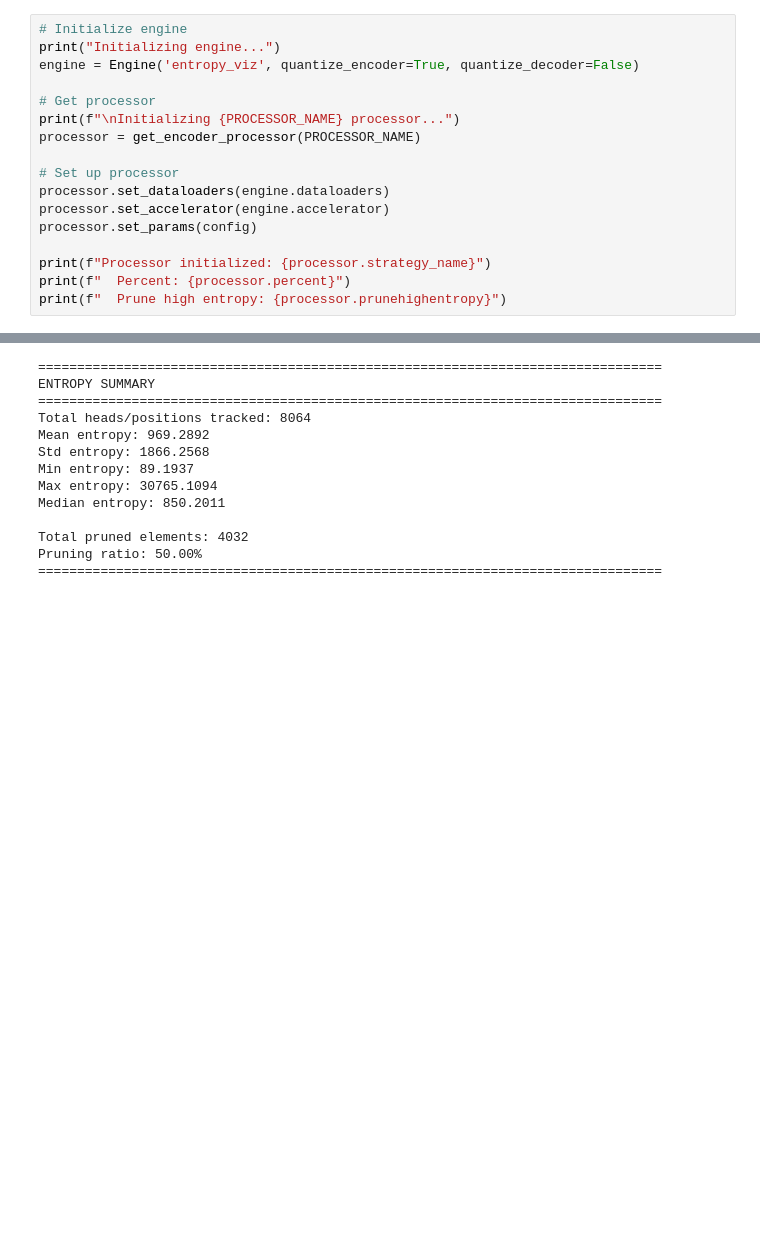
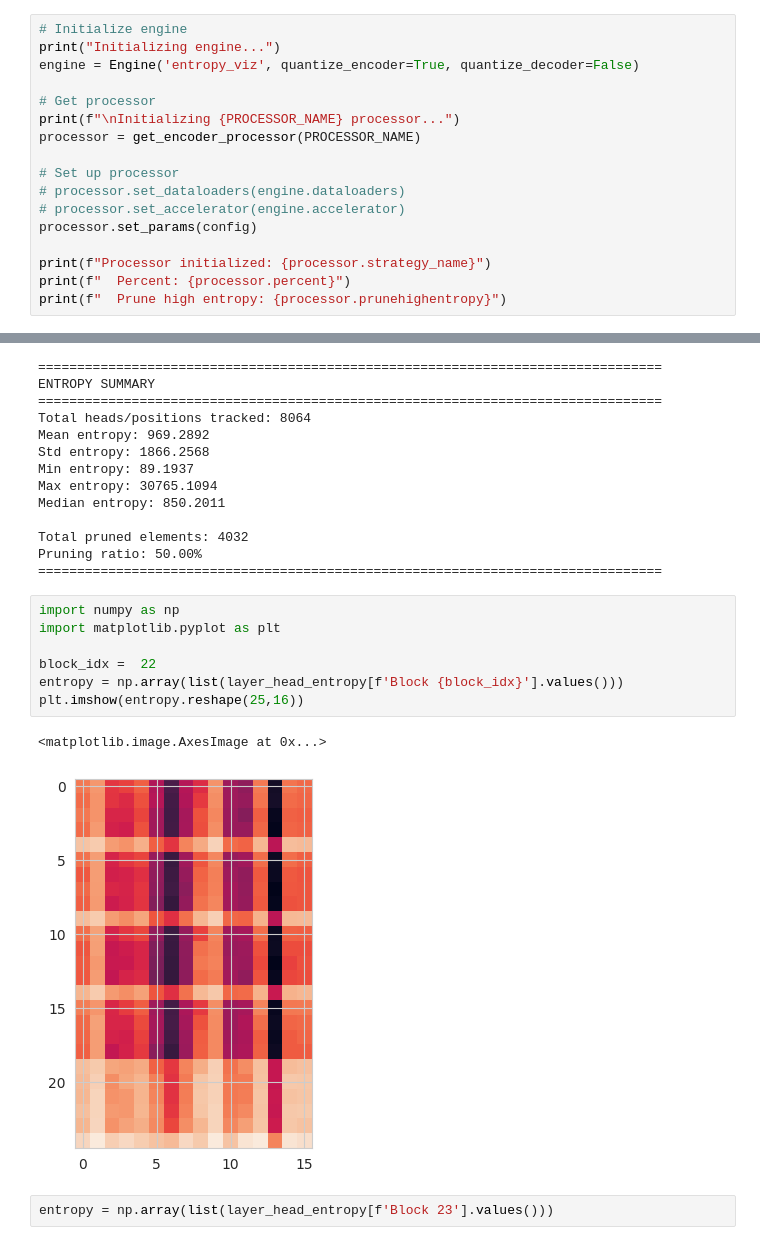
Before and after one commit to hchautran/SAM_Quantization, a Jupyter notebook: plot_positional_prune_entropy.ipynb, the cells around one changed output, grey strips where cells are left out. Cells and saved outputs as stored; diff of their text form; blank space fills up the shorter version.

```diff
--- a/plot_positional_prune_entropy.ipynb
+++ b/plot_positional_prune_entropy.ipynb
@@ -106,8 +106,8 @@ print(f"\nInitializing {PROCESSOR_NAME} processor...")
 processor = get_encoder_processor(PROCESSOR_NAME)
 
 # Set up processor
-processor.set_dataloaders(engine.dataloaders)
-processor.set_accelerator(engine.accelerator)
+# processor.set_dataloaders(engine.dataloaders)
+# processor.set_accelerator(engine.accelerator)
 processor.set_params(config)
 
 print(f"Processor initialized: {processor.strategy_name}")
@@ -305,3 +325,15 @@ Median entropy: 850.2011
 Total pruned elements: 4032
 Pruning ratio: 50.00%
 ================================================================================
+# %%
+import numpy as np
+import matplotlib.pyplot as plt
+
+block_idx =  22
+entropy = np.array(list(layer_head_entropy[f'Block {block_idx}'].values()))
+plt.imshow(entropy.reshape(25,16))
+# %% [output]
+<matplotlib.image.AxesImage at 0x...>
+[figure, added]
+# %%
+entropy = np.array(list(layer_head_entropy[f'Block 23'].values()))
```
Also changed, not shown: parts of 4 cells of this notebook, 15 other files.
